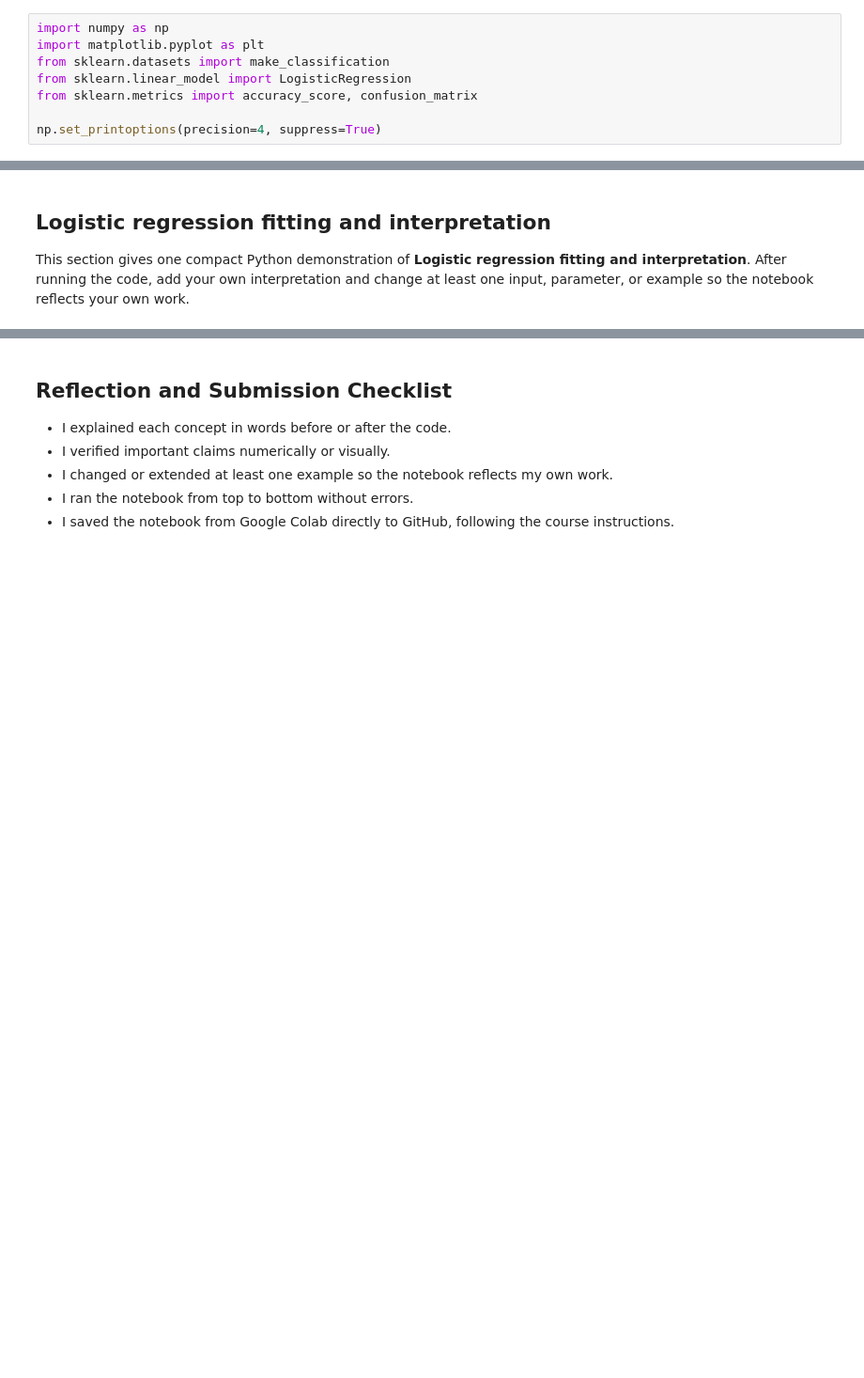
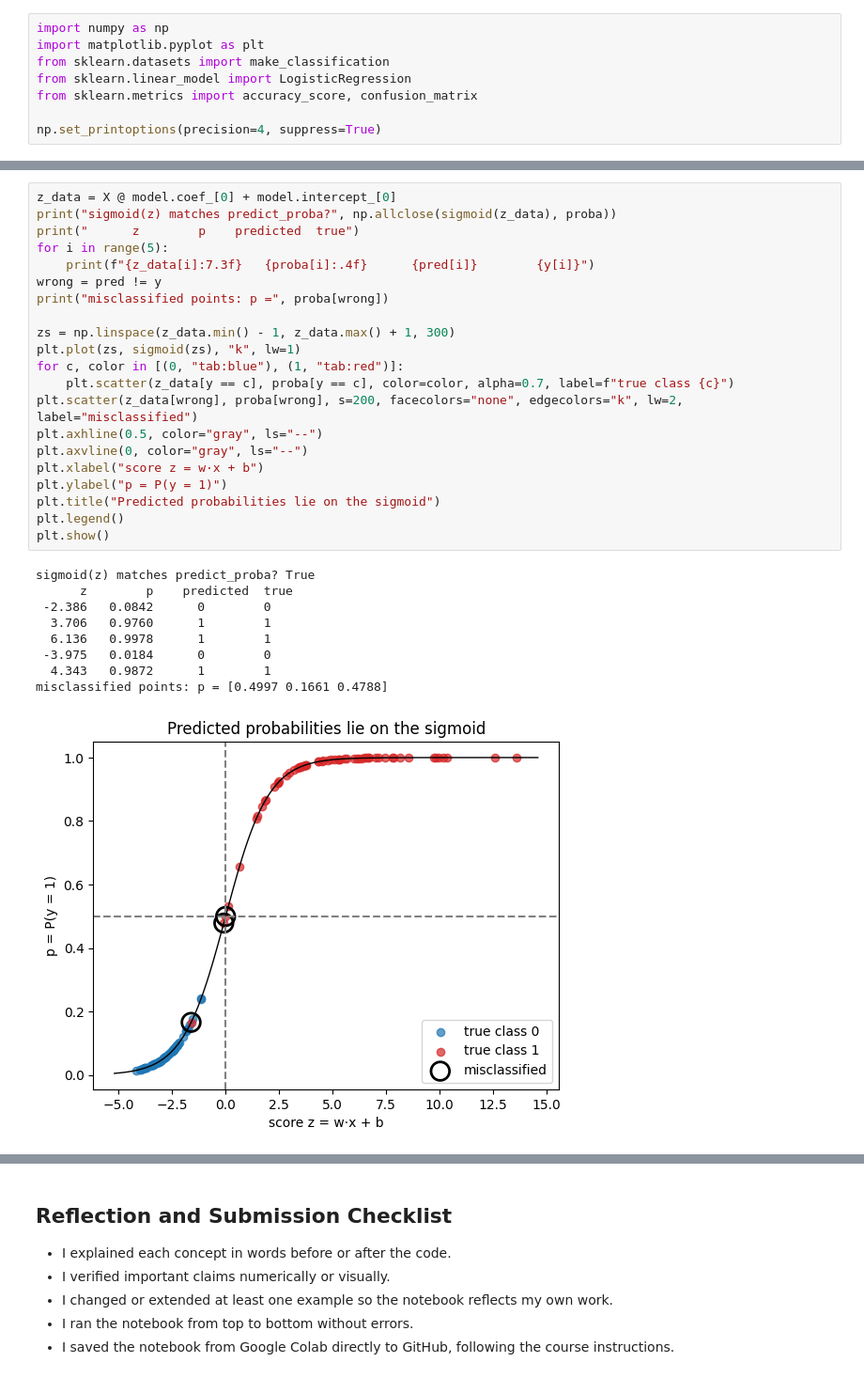
Before and after one commit to ehuangasu/MAT422, a Jupyter notebook: MAT422_Section_3_4_Logistic_Regression.ipynb, the cells around one changed output, grey strips where cells are left out. Shown at 94% size. Cells and saved outputs as stored; diff of their text form; blank space fills up the shorter version.

```diff
--- a/MAT422_Section_3_4_Logistic_Regression.ipynb
+++ b/MAT422_Section_3_4_Logistic_Regression.ipynb
@@ -51,4 +91,31 @@ print(confusion_matrix(y, pred))
-# %% [markdown]
-## Logistic regression fitting and interpretation
-
-This section gives one compact Python demonstration of **Logistic regression fitting and interpretation**. After running the code, add your own interpretation and change at least one input, parameter, or example so the notebook reflects your own work.
+# %%
+z_data = X @ model.coef_[0] + model.intercept_[0]
+print("sigmoid(z) matches predict_proba?", np.allclose(sigmoid(z_data), proba))
+print("      z        p    predicted  true")
+for i in range(5):
+    print(f"{z_data[i]:7.3f}   {proba[i]:.4f}      {pred[i]}        {y[i]}")
+wrong = pred != y
+print("misclassified points: p =", proba[wrong])
+
+zs = np.linspace(z_data.min() - 1, z_data.max() + 1, 300)
+plt.plot(zs, sigmoid(zs), "k", lw=1)
+for c, color in [(0, "tab:blue"), (1, "tab:red")]:
+    plt.scatter(z_data[y == c], proba[y == c], color=color, alpha=0.7, label=f"true class {c}")
+plt.scatter(z_data[wrong], proba[wrong], s=200, facecolors="none", edgecolors="k", lw=2, label="misclassified")
+plt.axhline(0.5, color="gray", ls="--")
+plt.axvline(0, color="gray", ls="--")
+plt.xlabel("score z = w·x + b")
+plt.ylabel("p = P(y = 1)")
+plt.title("Predicted probabilities lie on the sigmoid")
+plt.legend()
+plt.show()
+# %% [output]
+sigmoid(z) matches predict_proba? True
+      z        p    predicted  true
+ -2.386   0.0842      0        0
+  3.706   0.9760      1        1
+  6.136   0.9978      1        1
+ -3.975   0.0184      0        0
+  4.343   0.9872      1        1
+misclassified points: p = [0.4997 0.1661 0.4788]
+[figure, added]
```
Also changed, not shown: parts of 15 cells of this notebook.
